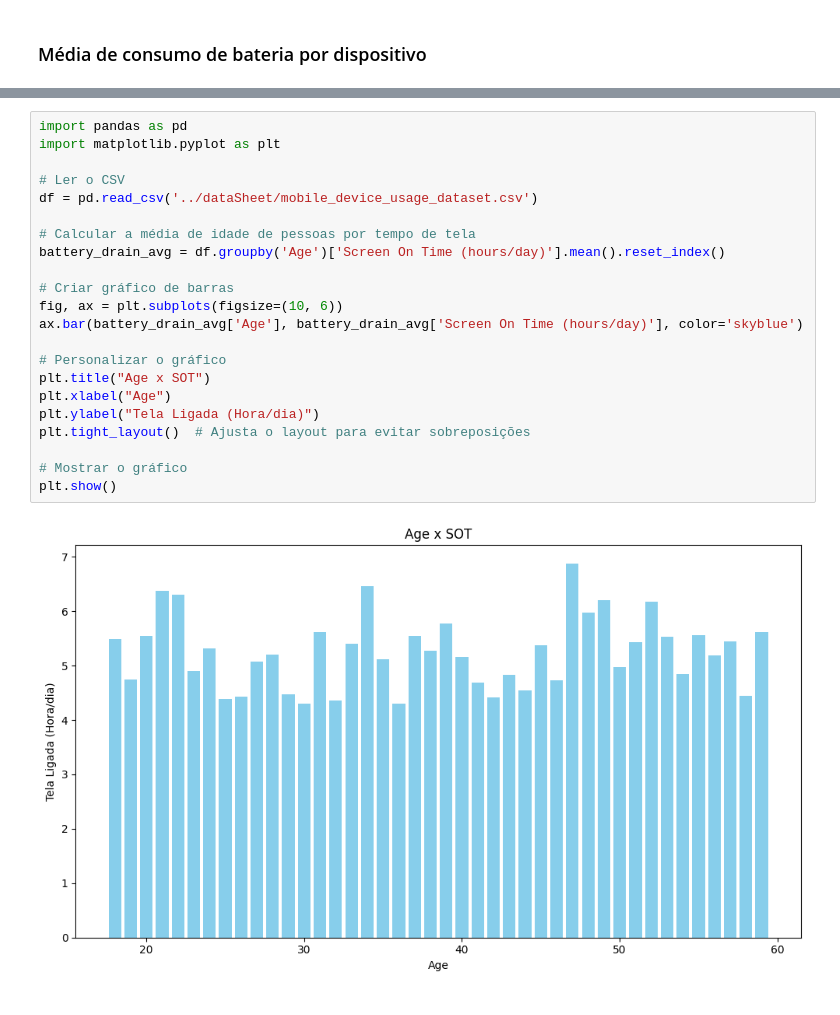
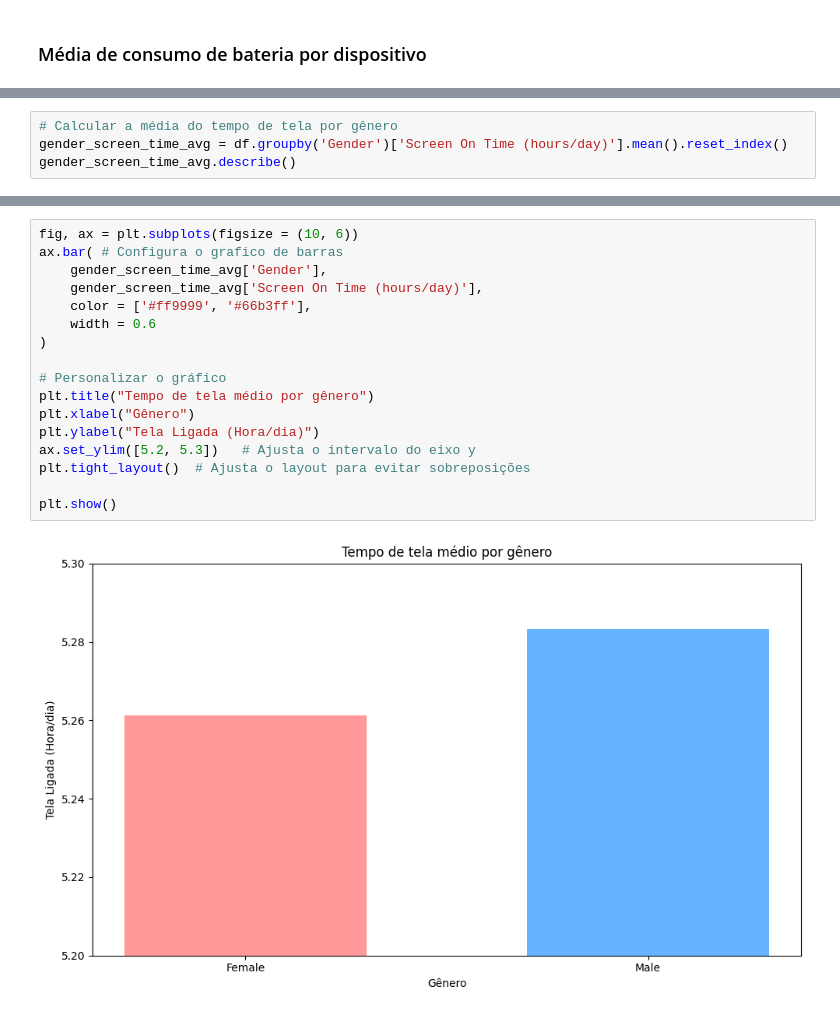
Before and after one commit to ViniciusLeoniGoncalves/Projeto-final-Org-Dados, a Jupyter notebook: analysis/analysis.ipynb, the cells around one changed output, grey strips where cells are left out. Cells and saved outputs as stored; diff of their text form.

```diff
--- a/analysis/analysis.ipynb
+++ b/analysis/analysis.ipynb
@@ -161,0 +202,4 @@ plt.show()
+# %%
+# Calcular a média do tempo de tela por gênero
+gender_screen_time_avg = df.groupby('Gender')['Screen On Time (hours/day)'].mean().reset_index()
+gender_screen_time_avg.describe()
@@ -162,24 +216,19 @@ plt.show()
 # %%
-import pandas as pd
-import matplotlib.pyplot as plt
-
-# Ler o CSV
-df = pd.read_csv('../dataSheet/mobile_device_usage_dataset.csv')
-
-# Calcular a média de idade de pessoas por tempo de tela
-battery_drain_avg = df.groupby('Age')['Screen On Time (hours/day)'].mean().reset_index()
-
-# Criar gráfico de barras
-fig, ax = plt.subplots(figsize=(10, 6))
-ax.bar(battery_drain_avg['Age'], battery_drain_avg['Screen On Time (hours/day)'], color='skyblue')
+fig, ax = plt.subplots(figsize = (10, 6))
+ax.bar( # Configura o grafico de barras
+    gender_screen_time_avg['Gender'],
+    gender_screen_time_avg['Screen On Time (hours/day)'],
+    color = ['#ff9999', '#66b3ff'],
+    width = 0.6
+)
 
 # Personalizar o gráfico
-plt.title("Age x SOT")
-plt.xlabel("Age")
+plt.title("Tempo de tela médio por gênero")
+plt.xlabel("Gênero")
 plt.ylabel("Tela Ligada (Hora/dia)")
+ax.set_ylim([5.2, 5.3])   # Ajusta o intervalo do eixo y
 plt.tight_layout()  # Ajusta o layout para evitar sobreposições
 
-# Mostrar o gráfico
 plt.show()
 # %% [output]
-[figure, old version]
+[figure, new version]
```
Also changed, not shown: parts of 14 cells of this notebook.
